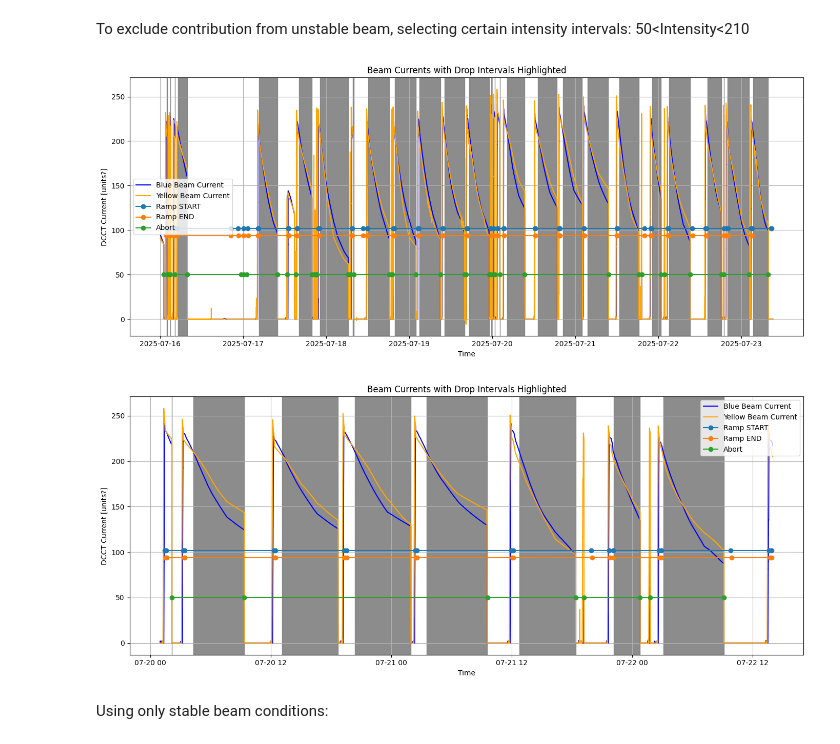
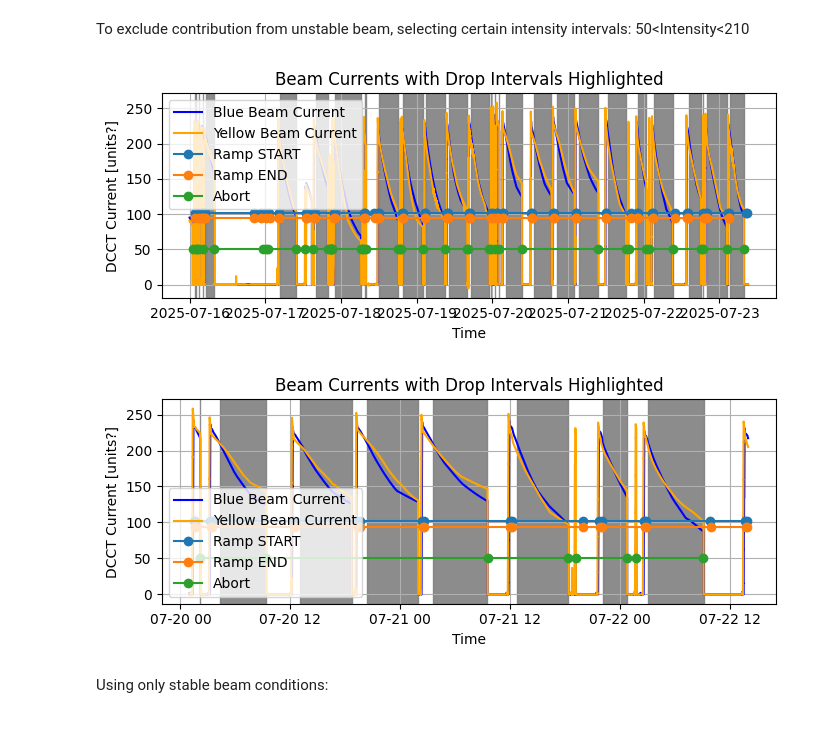
Before and after one commit to mohaas33/rhic_blm_daq, a Jupyter notebook: RHIC_BLM_2025_AuAu.ipynb, the cells around one changed output. Cells and saved outputs as stored; diff of their text form; code cells hidden in the pictures.

```diff
--- a/RHIC_BLM_2025_AuAu.ipynb
+++ b/RHIC_BLM_2025_AuAu.ipynb
@@ -414,40 +414,40 @@ while i < len(current) - 1:
 To exclude contribution from unstable beam, selecting certain intensity intervals: 50<Intensity<210
 # %%
 # Plotting
-plt.figure(figsize=(7,3))
+plt.figure(figsize=(14, 6))
 plt.plot(df_current.index, df_current['bluDCCTtotal'], label='Blue Beam Current', color='blue')
 plt.plot(df_current.index, df_current['yelDCCTtotal'], label='Yellow Beam Current', color='orange')
 plt.plot(df_start['Timestamp'], df_start['Flag'], label='Ramp START', marker='o', linestyle='-')
 plt.plot(df_end['Timestamp'], df_end['Flag'], label='Ramp END', marker='o', linestyle='-')
 plt.plot(df_abort['Timestamp'], df_abort['Abort'], label='Abort', marker='o', linestyle='-')
 for start, end in intervals:#overlapping_intervals:
     plt.axvspan(start, end, color='gray', alpha=0.9)
 
 # Convert list of dicts to DataFrame
 intervals_df = pd.DataFrame(intervals,columns=['start','end'])
 
 # Save to CSV
 intervals_df.to_csv(f'stable_beam_intervals_{use_dates}.csv', index=False)
 
 plt.xlabel("Time")
 plt.ylabel("DCCT Current [units?]")
 plt.title("Beam Currents with Drop Intervals Highlighted")
 #plt.ylim(1e-2, 300)
 
 #plt.yscale('log')
 plt.legend()
 plt.grid(True)
 plt.tight_layout()
 plt.savefig(f"./Plots/stable_beam_intervals_{use_dates}_ramp_abort.png", dpi=300)
 
 plt.show()
 # %% [output]
-[figure, old version]
+[figure, new version]
 # %%
 start_time = pd.to_datetime("2025-07-20 01:00:00")
 end_time = pd.to_datetime("2025-07-22 14:00:00")
 # Plotting
-plt.figure(figsize=(7,3))
+plt.figure(figsize=(14, 6))
 selection_1 = ((df_current.index >= start_time) & (df_current.index <= end_time))
 selection_start = ((df_start['Timestamp'] >= start_time) & (df_start['Timestamp'] <= end_time))
 selection_end = ((df_end['Timestamp'] >= start_time) & (df_end['Timestamp'] <= end_time))
@@ -481,7 +481,7 @@ plt.savefig(f"./Plots/stable_beam_intervals_{use_dates}_ramp_abort_zoom.png", dp
 
 plt.show()
 # %% [output]
-[figure, old version]
+[figure, new version]
 # %% [markdown]
 Using only stable beam conditions:
 # %%
```
Also changed, not shown: parts of 8 cells of this notebook, 1 other file.
